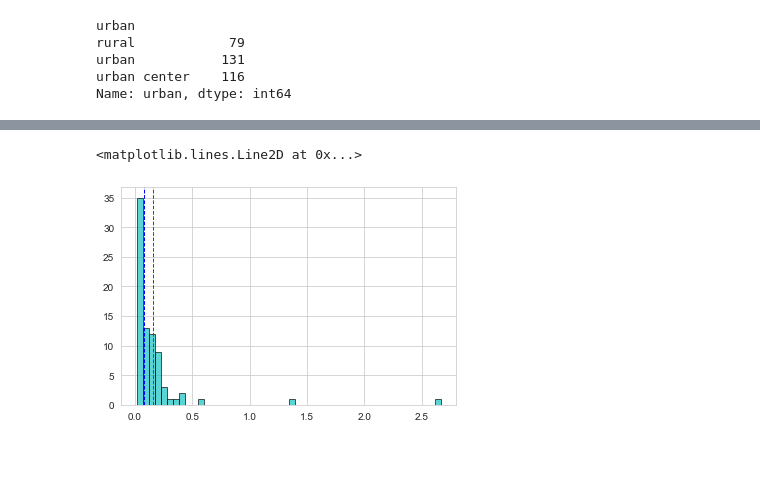
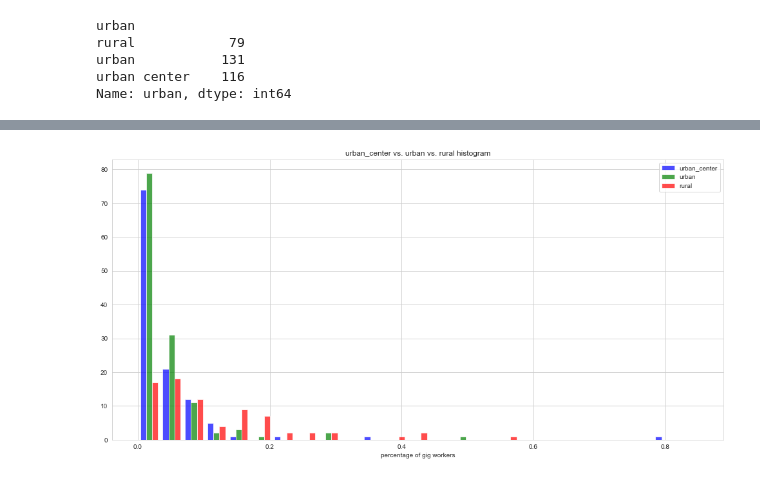
Before and after one commit to sy-guan/master-project-online-staffing, a Jupyter notebook: coople/analysis/coople_urban.ipynb, the cells around one changed output, grey strips where cells are left out. Saved outputs shown, nothing was run; the diff lists cells and outputs as text; code cells hidden in the pictures.

```diff
--- a/coople/analysis/coople_urban.ipynb
+++ b/coople/analysis/coople_urban.ipynb
@@ -117,7 +115,15 @@ plt.axvline(urban_center.median(), color='b', linestyle='dashed', linewidth=1)
-# %%
-plt.hist(rural, color = 'c', edgecolor='black',alpha=0.65,bins = 50)
-plt.axvline(rural.mean(), color='r', linestyle='dashed', linewidth=1)
-plt.axvline(rural.median(), color='b', linestyle='dashed', linewidth=1)
-# %% [output]
-<matplotlib.lines.Line2D at 0x...>
-[figure, removed]
+# %%
+def hist_all(labels,*data):
+    plt.figure(figsize=(17,8))
+    i = 0
+    op = 0.7
+    c = list(mcolors.BASE_COLORS.keys())
+    plt.hist(data,color = c[:len(labels)], alpha=op-i*0.2,bins = 25, label = labels, range = [0,0.85])
+    plt.legend()
+    plt.xlabel('percentage of gig workers')
+    plt.title(' vs. '.join(labels)+' histogram')
+    plt.show()
+# %%
+hist_all(['urban_center','urban','rural'],urban_center,urban,rural)
+# %% [output]
+[figure, added]
```
Also changed, not shown: parts of 12 cells of this notebook, 3 other files.
